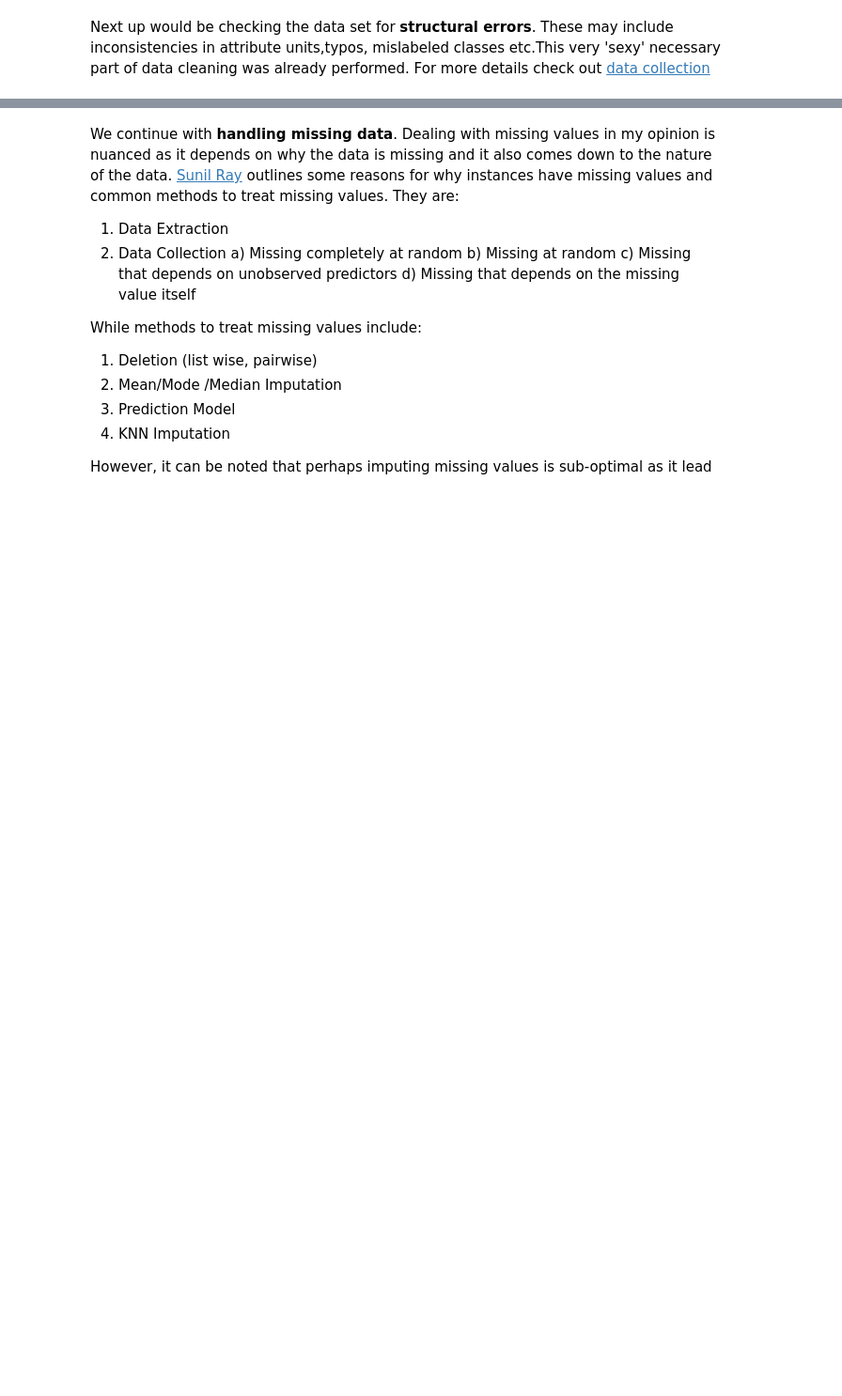
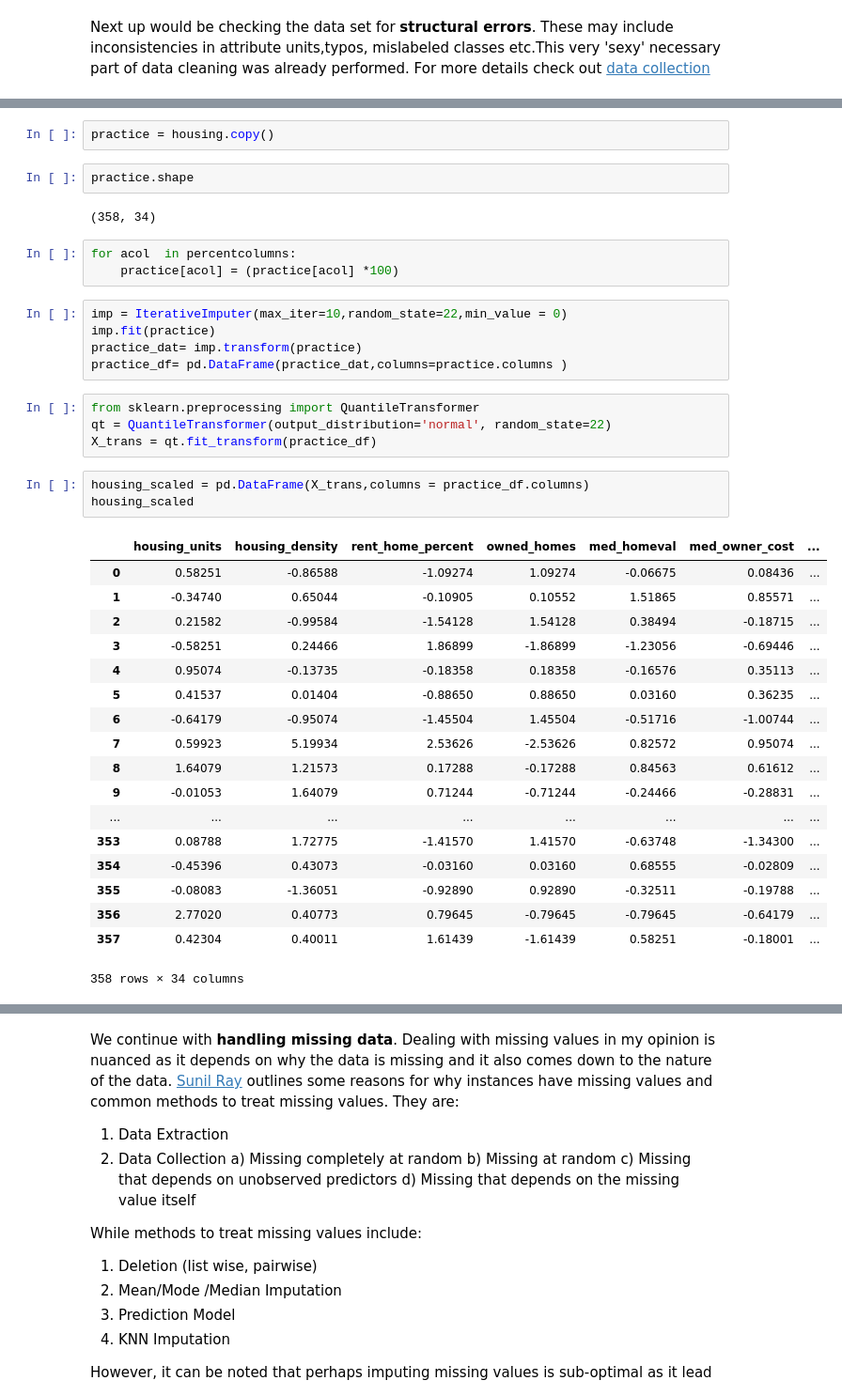
Before and after one commit to clazaro97chosen/California_Rental_Property_Project, a Jupyter notebook: California_Housing.ipynb, the cells around one changed output, grey strips where cells are left out. Shown at 94% size. Saved outputs shown, nothing was run; the diff lists cells and outputs as text; blank space fills up the shorter version.

```diff
--- a/California_Housing.ipynb
+++ b/California_Housing.ipynb
@@ -404,0 +421,40 @@ mislabeled classes etc.This very 'sexy' necessary part of data cleaning  was alr
+# %%
+practice = housing.copy()
+# %%
+practice.shape
+# %% [output]
+(358, 34)
+# %%
+for acol  in percentcolumns:
+    practice[acol] = (practice[acol] *100)
+# %%
+imp = IterativeImputer(max_iter=10,random_state=22,min_value = 0)
+imp.fit(practice)
+practice_dat= imp.transform(practice)
+practice_df= pd.DataFrame(practice_dat,columns=practice.columns )
+# %%
+from sklearn.preprocessing import QuantileTransformer
+qt = QuantileTransformer(output_distribution='normal', random_state=22)
+X_trans = qt.fit_transform(practice_df)
+# %%
+housing_scaled = pd.DataFrame(X_trans,columns = practice_df.columns)
+housing_scaled
+# %% [output]
+|  | housing_units | housing_density | rent_home_percent | owned_homes | med_homeval | med_owner_cost | ... |
+| 0 | 0.58251 | -0.86588 | -1.09274 | 1.09274 | -0.06675 | 0.08436 | ... |
+| 1 | -0.34740 | 0.65044 | -0.10905 | 0.10552 | 1.51865 | 0.85571 | ... |
+| 2 | 0.21582 | -0.99584 | -1.54128 | 1.54128 | 0.38494 | -0.18715 | ... |
+| 3 | -0.58251 | 0.24466 | 1.86899 | -1.86899 | -1.23056 | -0.69446 | ... |
+| 4 | 0.95074 | -0.13735 | -0.18358 | 0.18358 | -0.16576 | 0.35113 | ... |
+| 5 | 0.41537 | 0.01404 | -0.88650 | 0.88650 | 0.03160 | 0.36235 | ... |
+| 6 | -0.64179 | -0.95074 | -1.45504 | 1.45504 | -0.51716 | -1.00744 | ... |
+| 7 | 0.59923 | 5.19934 | 2.53626 | -2.53626 | 0.82572 | 0.95074 | ... |
+| 8 | 1.64079 | 1.21573 | 0.17288 | -0.17288 | 0.84563 | 0.61612 | ... |
+| 9 | -0.01053 | 1.64079 | 0.71244 | -0.71244 | -0.24466 | -0.28831 | ... |
+| ... | ... | ... | ... | ... | ... | ... | ... |
+| 353 | 0.08788 | 1.72775 | -1.41570 | 1.41570 | -0.63748 | -1.34300 | ... |
+| 354 | -0.45396 | 0.43073 | -0.03160 | 0.03160 | 0.68555 | -0.02809 | ... |
+| 355 | -0.08083 | -1.36051 | -0.92890 | 0.92890 | -0.32511 | -0.19788 | ... |
+| 356 | 2.77020 | 0.40773 | 0.79645 | -0.79645 | -0.79645 | -0.64179 | ... |
+| 357 | 0.42304 | 0.40011 | 1.61439 | -1.61439 | 0.58251 | -0.18001 | ... |
+358 rows × 34 columns
```
Also changed, not shown: parts of 87 cells of this notebook, 3 other files.
